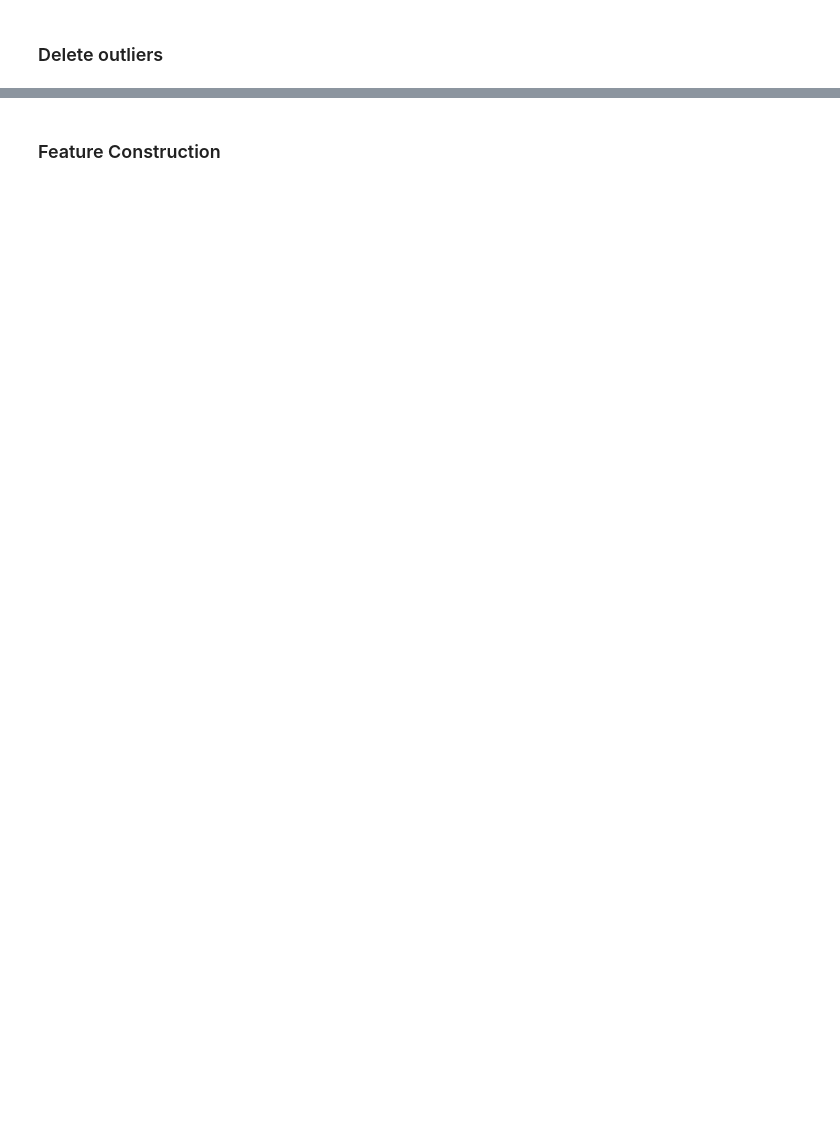
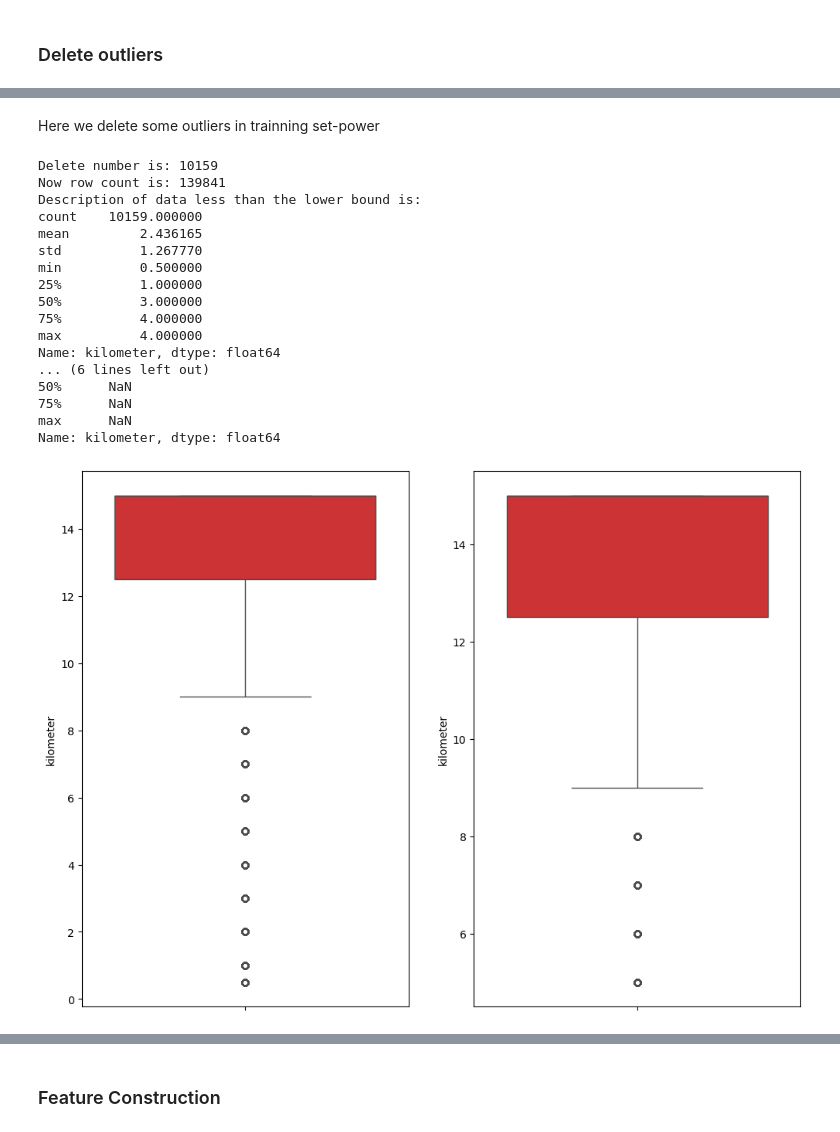
Before and after one commit to liuxinyi15/ML_Second_hand_car_prediction, a Jupyter notebook: Step_2_Feature_Engineering.ipynb, the cells around one changed output, grey strips where cells are left out. Drawn from its saved outputs; the diff is of its cells as text; code cells hidden in the pictures; blank space fills up the shorter version.

```diff
--- a/Step_2_Feature_Engineering.ipynb
+++ b/Step_2_Feature_Engineering.ipynb
@@ -80,6 +115,29 @@ def outliers_proc(data,col_name,scale=3):
     sns.boxplot(y=data[col_name], data=data, palette="Set1", ax=ax[0])
     sns.boxplot(y=data_n[col_name], data=data_n, palette="Set1", ax=ax[1])
     return data_n
+# %% [markdown]
+Here we delete some outliers in trainning set-power
+# %%
+train=outliers_proc(train,'kilometer',scale=3)
+# %% [output]
+Delete number is: 10159
+Now row count is: 139841
+Description of data less than the lower bound is:
+count    10159.000000
+mean         2.436165
+std          1.267770
+min          0.500000
+25%          1.000000
+50%          3.000000
+75%          4.000000
+max          4.000000
+Name: kilometer, dtype: float64
+... (6 lines left out)
+50%      NaN
+75%      NaN
+max      NaN
+Name: kilometer, dtype: float64
+[figure, added]
 # %%
 train = outliers_proc(train,'power',scale=3)
 # %% [output]
```
Also changed, not shown: parts of 34 cells of this notebook.
